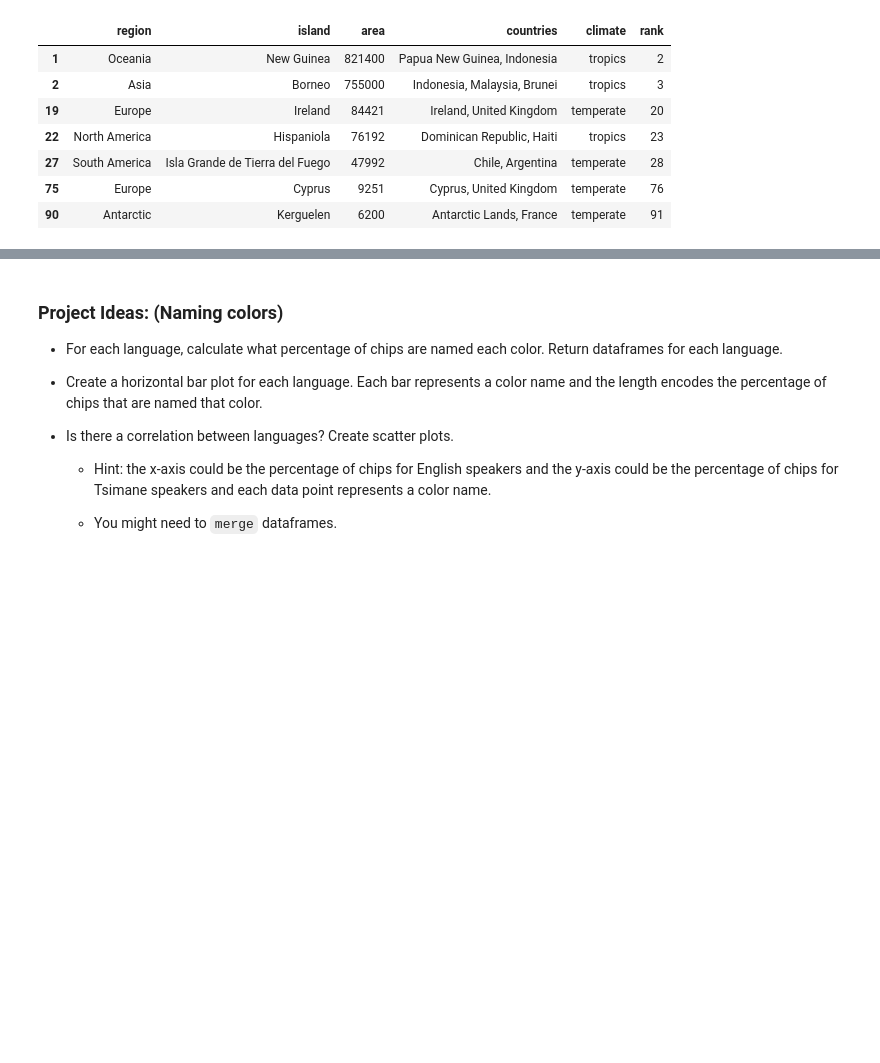
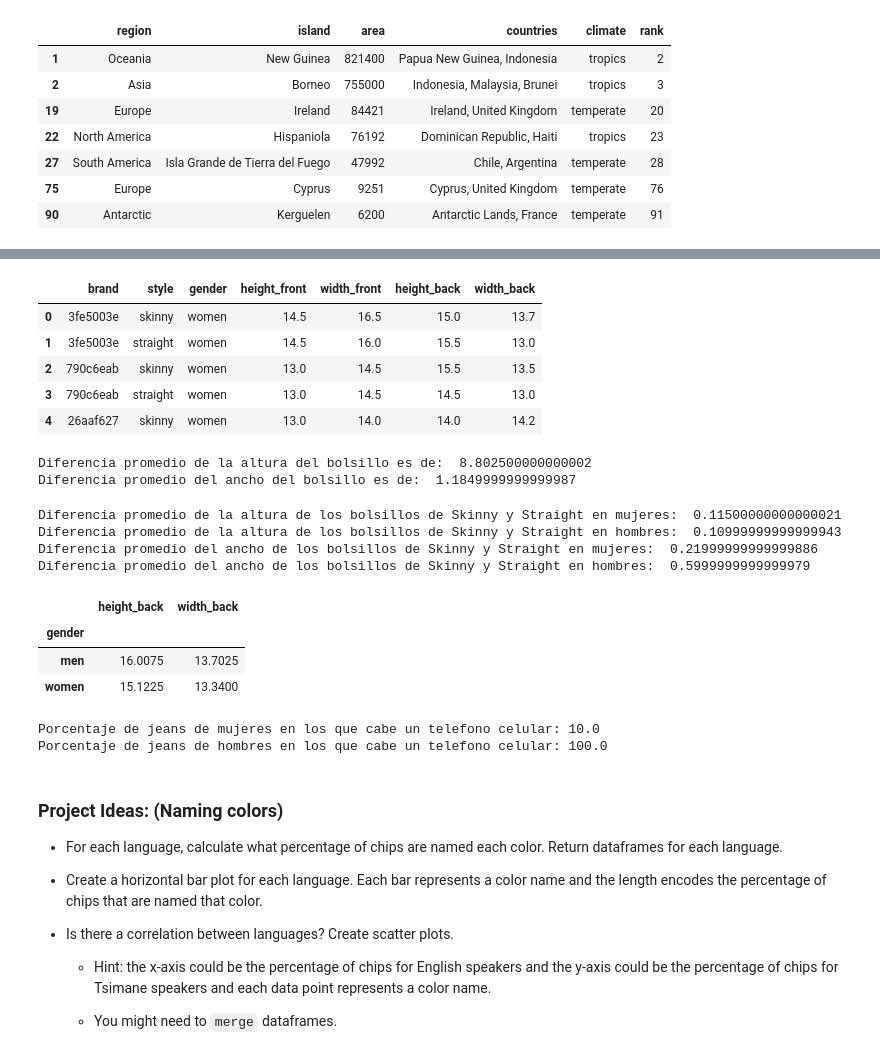
Before and after one commit to Lizbeth-Guerrero/MineriaDeDatos, a Jupyter notebook: Untitled0.ipynb, the cells around one changed output, grey strips where cells are left out. Cells and saved outputs as stored; diff of their text form; code cells hidden in the pictures; blank space fills up the shorter version.

```diff
--- a/Untitled0.ipynb
+++ b/Untitled0.ipynb
@@ -1199,3 +1199,61 @@ multiples_paises
+# %%
+df = pd.read_csv('jean-pocket-measurements.csv')
+df.head()
+# %% [output]
+|  | brand | style | gender | height_front | width_front | height_back | width_back |
+| 0 | 3fe5003e | skinny | women | 14.5 | 16.5 | 15.0 | 13.7 |
+| 1 | 3fe5003e | straight | women | 14.5 | 16.0 | 15.5 | 13.0 |
+| 2 | 790c6eab | skinny | women | 13.0 | 14.5 | 15.5 | 13.5 |
+| 3 | 790c6eab | straight | women | 13.0 | 14.5 | 14.5 | 13.0 |
+| 4 | 26aaf627 | skinny | women | 13.0 | 14.0 | 14.0 | 14.2 |
+# %%
+#What is the average difference in pocket height_front between women's and men's jeans?
+promedio = df.groupby("gender")["height_front"].mean()
+promedio2 = df.groupby("gender")["width_front"].mean()
+print("Diferencia promedio de la altura del bolsillo es de: ",(promedio["men"] - promedio["women"]))
+print("Diferencia promedio del ancho del bolsillo es de: ",(promedio2["men"] - promedio2["women"]))
+# %% [output]
+Diferencia promedio de la altura del bolsillo es de:  8.802500000000002
+Diferencia promedio del ancho del bolsillo es de:  1.1849999999999987
+# %%
+#Is there a significant difference in pocket height_front between skinny and straight styles within the same gender?
+estilo = df.groupby(['gender', 'style'])['height_front'].mean()
+estilo
+estilo2 = df.groupby(['gender', 'style'])['width_front'].mean()
+estilo2
+mujerD = estilo.loc['women', 'straight'] - estilo.loc['women', 'skinny']
+print("Diferencia promedio de la altura de los bolsillos de Skinny y Straight en mujeres: ", mujerD)
+hombreD = estilo.loc['men', 'skinny'] - estilo.loc['men', 'straight']
+print("Diferencia promedio de la altura de los bolsillos de Skinny y Straight en hombres: ", hombreD)
+
+mujerD = estilo2.loc['women', 'straight'] - estilo2.loc['women', 'skinny']
+print("Diferencia promedio del ancho de los bolsillos de Skinny y Straight en mujeres: ", mujerD)
+hombreD = estilo2.loc['men', 'straight'] - estilo2.loc['men', 'skinny']
+print("Diferencia promedio del ancho de los bolsillos de Skinny y Straight en hombres: ", hombreD)
+# %% [output]
+Diferencia promedio de la altura de los bolsillos de Skinny y Straight en mujeres:  0.11500000000000021
+Diferencia promedio de la altura de los bolsillos de Skinny y Straight en hombres:  0.10999999999999943
+Diferencia promedio del ancho de los bolsillos de Skinny y Straight en mujeres:  0.21999999999999886
+Diferencia promedio del ancho de los bolsillos de Skinny y Straight en hombres:  0.5999999999999979
+# %%
+#How do back pocket sizes compare between women's and men's jeans?
+bolsilloT = df.groupby("gender")[["height_back","width_back"]].mean()
+bolsilloT
+# %% [output]
+|  | height_back | width_back |
+| gender |  |  |
+| men | 16.0075 | 13.7025 |
+| women | 15.1225 | 13.3400 |
+# %%
+#Measure your phone's height. What percentage of women's and men's jeans can comfortably fit your phone in the pockets?
+celular = 16.95
+mujeresP =(df[df["gender"]=="women"]["height_front"] >= celular).mean() * 100
+hombresP = (df[df["gender"]=="men"]["height_front"] >= celular).mean() * 100
+print("Porcentaje de jeans de mujeres en los que cabe un telefono celular:", mujeresP)
+print("Porcentaje de jeans de hombres en los que cabe un telefono celular:", hombresP)
+# %% [output]
+Porcentaje de jeans de mujeres en los que cabe un telefono celular: 10.0
+Porcentaje de jeans de hombres en los que cabe un telefono celular: 100.0
 # %% [markdown]
 ### Project Ideas: (Naming colors)
 
```
Also changed, not shown: parts of 3 cells of this notebook.
